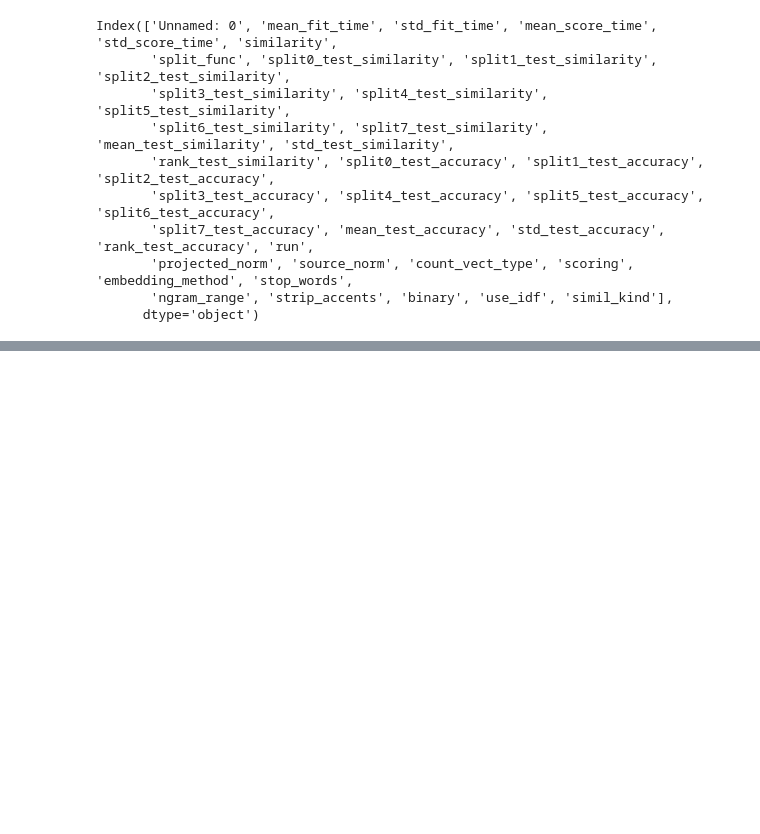
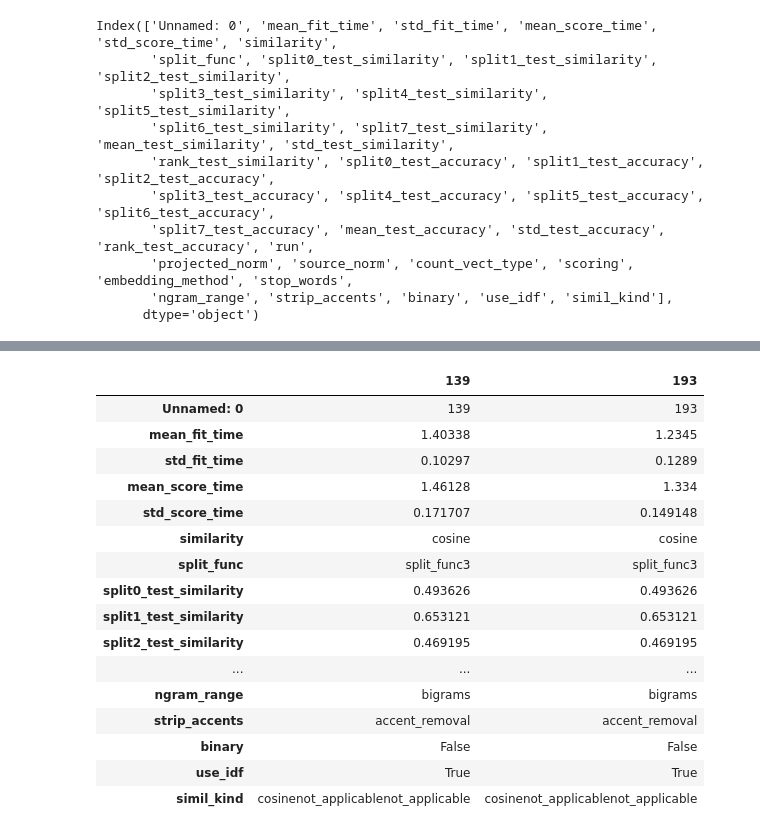
Before and after one commit to UltraDiuve/PIM-Recognizer, a Jupyter notebook: report/notebooks/model_tuning.ipynb, the cells around one changed output, grey strips where cells are left out. Cells and saved outputs as stored; diff of their text form; code cells hidden in the pictures; blank space fills up the shorter version.

```diff
--- a/report/notebooks/model_tuning.ipynb
+++ b/report/notebooks/model_tuning.ipynb
@@ -1319,0 +1370,21 @@ fig.savefig(Path('..') / 'img' / 'tuning_ngrams.png', bbox_inches='tight')
+# %%
+verif_df = result_df.loc[result_df['similarity'] == 'cosine']
+verif_df.loc[verif_df['mean_test_similarity'] == verif_df['mean_test_similarity'].max()].T
+# %% [output]
+|  | 139 | 193 |
+| Unnamed: 0 | 139 | 193 |
+| mean_fit_time | 1.40338 | 1.2345 |
+| std_fit_time | 0.10297 | 0.1289 |
+| mean_score_time | 1.46128 | 1.334 |
+| std_score_time | 0.171707 | 0.149148 |
+| similarity | cosine | cosine |
+| split_func | split_func3 | split_func3 |
+| split0_test_similarity | 0.493626 | 0.493626 |
+| split1_test_similarity | 0.653121 | 0.653121 |
+| split2_test_similarity | 0.469195 | 0.469195 |
+| ... | ... | ... |
+| ngram_range | bigrams | bigrams |
+| strip_accents | accent_removal | accent_removal |
+| binary | False | False |
+| use_idf | True | True |
+| simil_kind | cosinenot_applicablenot_applicable | cosinenot_applicablenot_applicable |
```
Also changed, not shown: parts of 19 cells of this notebook, 3 other files.
